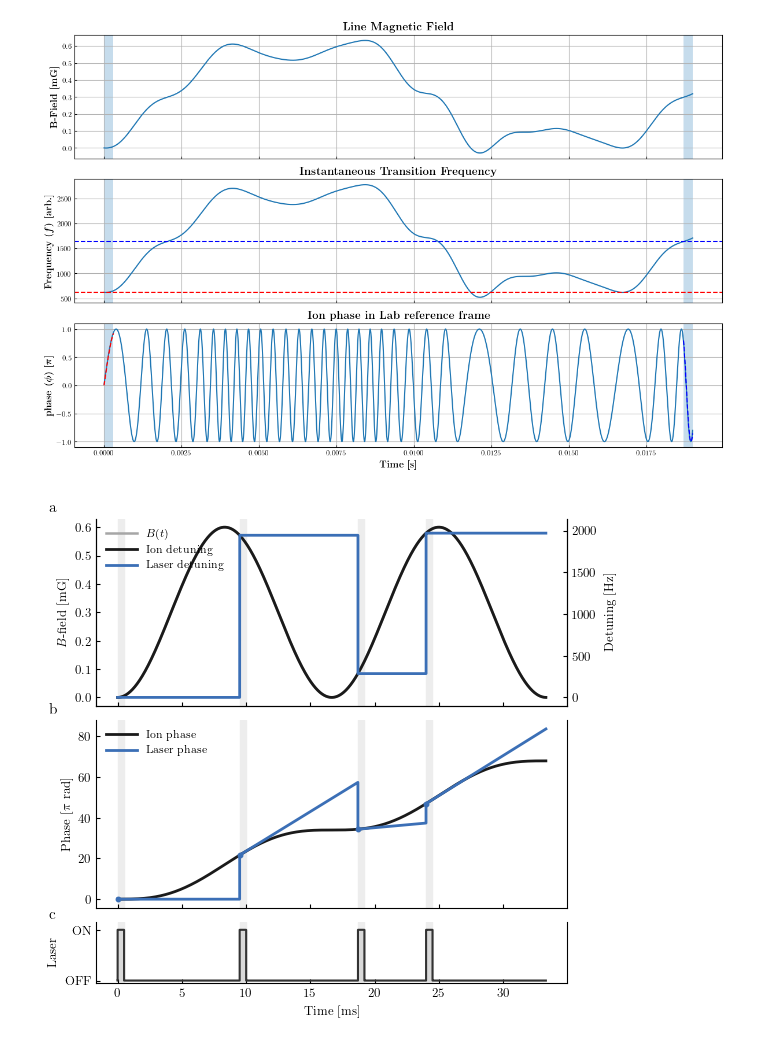
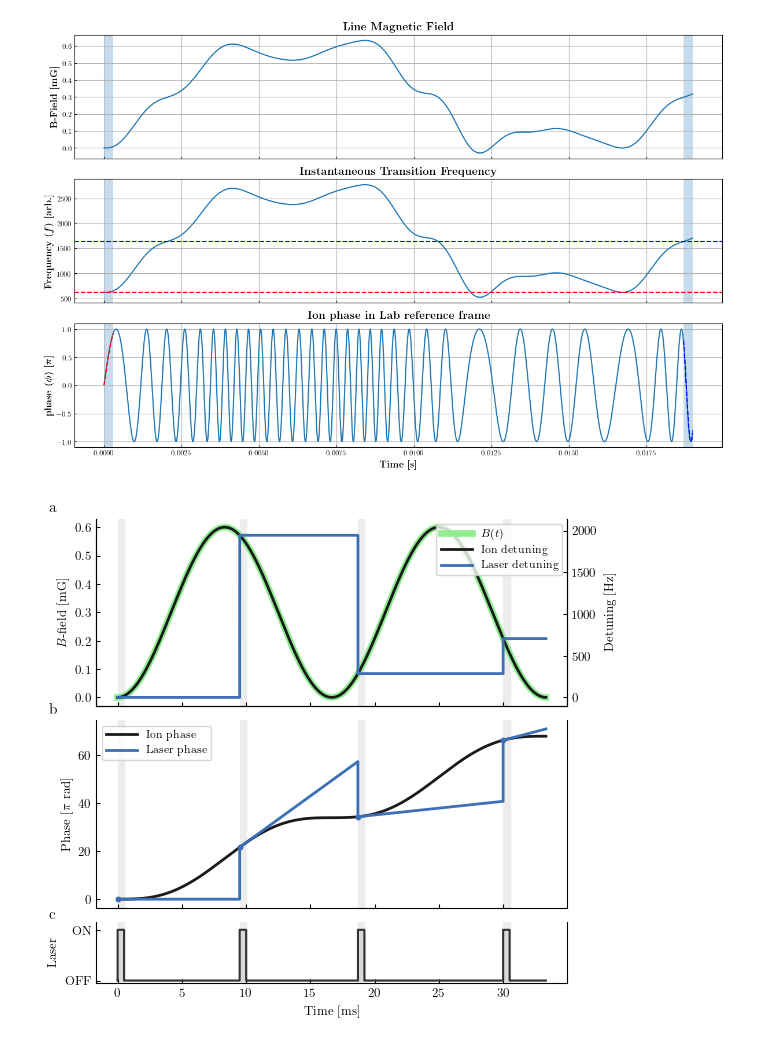
Before and after one commit to GauravTathed/PhD_python_scripts, a Jupyter notebook: Line_signal_Compensation_Figures/Dummy_script_for_ppt.ipynb, the cells around one changed output. Saved outputs shown, nothing was run; the diff lists cells and outputs as text; code cells hidden in the pictures.

Commit message:
Figure 3 for line Signal paper and RB data

```diff
--- a/Line_signal_Compensation_Figures/Dummy_script_for_ppt.ipynb
+++ b/Line_signal_Compensation_Figures/Dummy_script_for_ppt.ipynb
@@ -217,7 +217,7 @@ pulse_times = np.array([
     0.01e-6,
     9500e-6,
     18700e-6,
-    24000e-6,
+    30000e-6,
 ], dtype=float)
 
 
@@ -315,7 +315,7 @@ fig, axs = plt.subplots(
 ax = axs[0]
 ax_r = ax.twinx()
 
-ax.plot(t_ms, B_t, color=c_B, lw=1.8, label=r"$B(t)$")
+ax.plot(t_ms, B_t, color='lightgreen', lw=4.8, label=r"$B(t)$")
 ax_r.plot(t_ms, delta_ion, color=c_ion, lw=2.0, label=r"Ion detuning")
 ax_r.step(t_ms, laser_detuning, where="post", color=c_laser, lw=2.0, label=r"Laser detuning")
 
@@ -324,7 +324,7 @@ ax_r.set_ylabel(r"Detuning [Hz]")
 
 lines = ax.get_lines() + ax_r.get_lines()
 labels = [line.get_label() for line in lines]
-ax_r.legend(lines, labels, loc="upper left", frameon=False, fontsize=8, handlelength=2.8)
+ax_r.legend(lines, labels, loc="upper right", frameon=True, fontsize=8, handlelength=2.8)
 
 ax = axs[1]
 ax.plot(t_ms, phi_ion / np.pi, color=c_ion, lw=2.0, label=r"Ion phase")
@@ -333,35 +333,35 @@ ax.plot(phase_t_plot, phase_laser_plot / np.pi, color=c_laser, lw=2.0, label=r"L
 ax.plot(1e3 * pulse_times, phi_pulses / np.pi, "o", color=c_laser, ms=3.2)
 
 ax.set_ylabel(r"Phase [$\pi$ rad]")
-ax.legend(loc="upper left", frameon=False, fontsize=8, handlelength=2.8)
+ax.legend(loc="upper left", frameon=True, fontsize=8, handlelength=2.8)
 
 ax = axs[2]
 ax.step(t_ms, laser_on, where="post", color="0.2", lw=1.5)
 ax.fill_between(t_ms, 0, laser_on, step="post", color="0.85")
 
 ax.set_ylim(-0.05, 1.15)
 ax.set_yticks([0, 1])
 ax.set_yticklabels([r"OFF", r"ON"])
 ax.set_ylabel(r"Laser")
 ax.set_xlabel(r"Time [ms]")
 
 for i, ax in enumerate(axs):
     for t0, t1 in zip(pulse_times, pulse_ends):
         ax.axvspan(1e3 * t0, 1e3 * t1, color="0.93", zorder=0)
 
     ax.spines["top"].set_visible(False)
     ax.text(
         -0.10, 1.02, chr(ord("a") + i),
         transform=ax.transAxes,
         fontsize=11,
         fontweight="bold",
         va="bottom"
     )
 
 ax_r.spines["top"].set_visible(False)
 
 plt.subplots_adjust(left=0.12, right=0.88, top=0.97, bottom=0.11, hspace=0.10)
 plt.savefig("Line_signal_Compensation_Figure1_explanation.pdf")
 plt.show()
 # %% [output]
-[figure, old version]
+[figure, new version]
```
Also changed, not shown: parts of 3 cells of this notebook, 10 other files.
